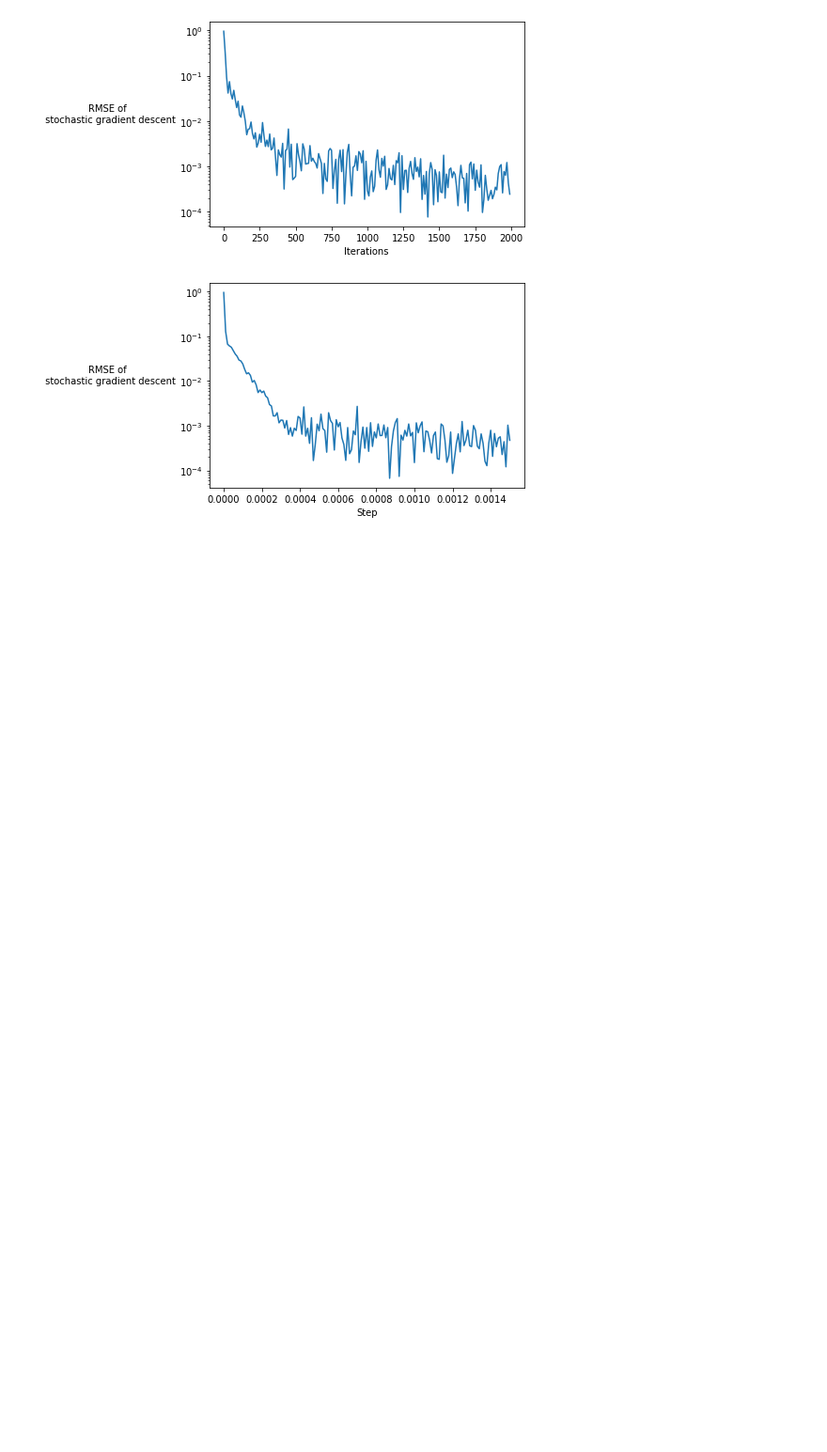
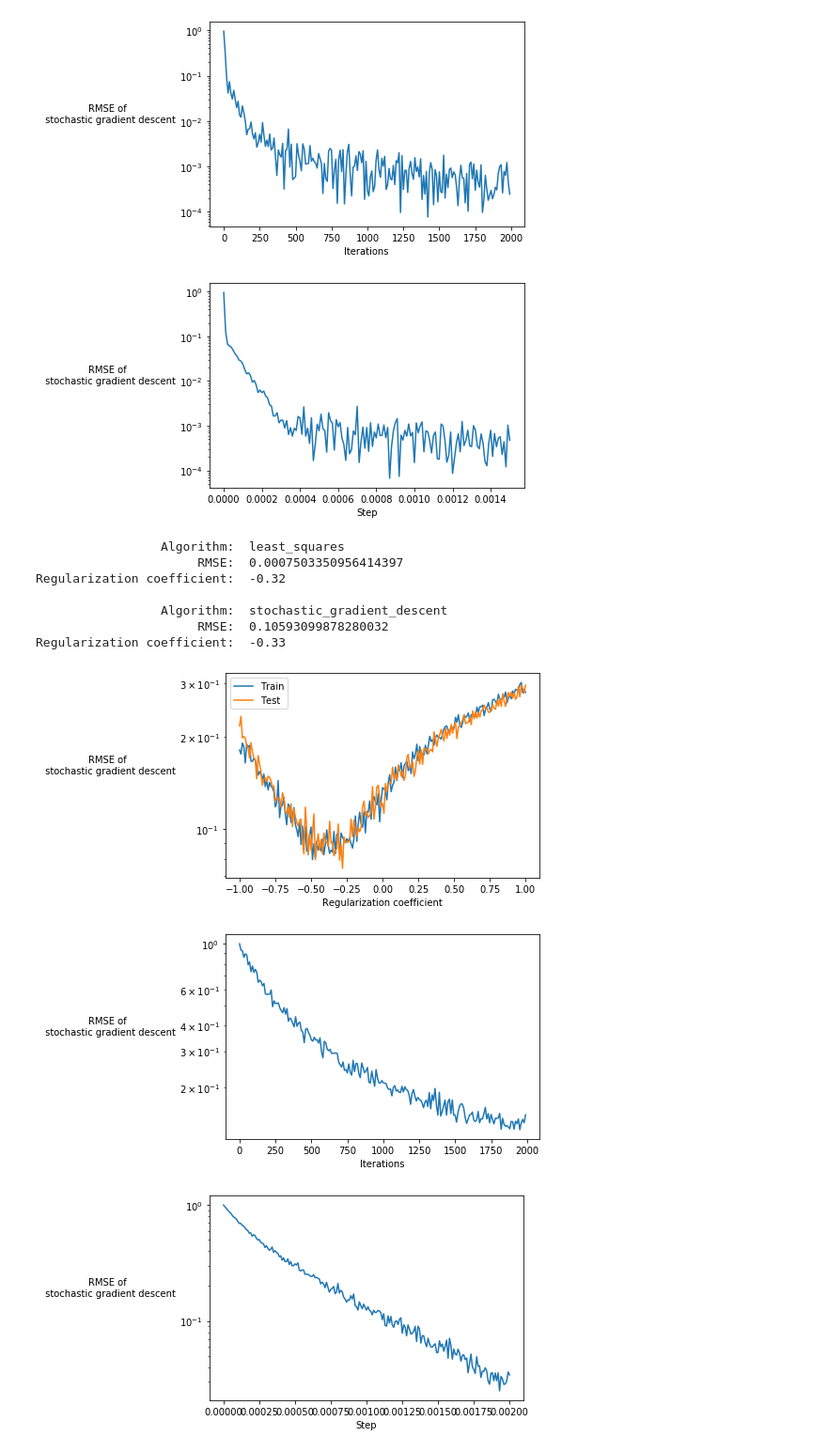
Before and after one commit to naumovdk/ml-course, a Jupyter notebook: linear/Наумов Дмитрий Кириллович linear.ipynb, the cells around one changed output. Shown at 94% size. Cells and saved outputs as stored; diff of their text form; code cells hidden in the pictures; blank space fills up the shorter version.

```diff
--- a/linear/Наумов Дмитрий Кириллович linear.ipynb
+++ b/linear/Наумов Дмитрий Кириллович linear.ipynb
@@ -94,7 +94,7 @@ def run(i):
     plt.ylabel('RMSE of \n stochastic gradient descent', rotation=0, labelpad=75)
     plt.yscale('log')
     records = {}
-    for h in [h / 100000 for h in range(0, 150 + 1)]:
+    for h in [h / 100000 for h in range(0, 200 + 1)]:
         records[h] = RMSE(y_test, x_test @ stochastic_gradient_descent(x_train, y_train, 0, h=h))
     plt.plot(list(records.keys()), list(records.values()))
 # %%
@@ -110,3 +110,16 @@ Regularization coefficient:  -0.01
 [figure]
 [figure]
 [figure]
+# %%
+run(4)
+# %% [output]
+                 Algorithm:  least_squares
+                      RMSE:  0.0007503350956414397
+Regularization coefficient:  -0.32
+
+                 Algorithm:  stochastic_gradient_descent
+                      RMSE:  0.10593099878280032
+Regularization coefficient:  -0.33
+[figure, added]
+[figure, added]
+[figure, added]
```
Also changed, not shown: parts of 2 cells of this notebook, 8 other files.
